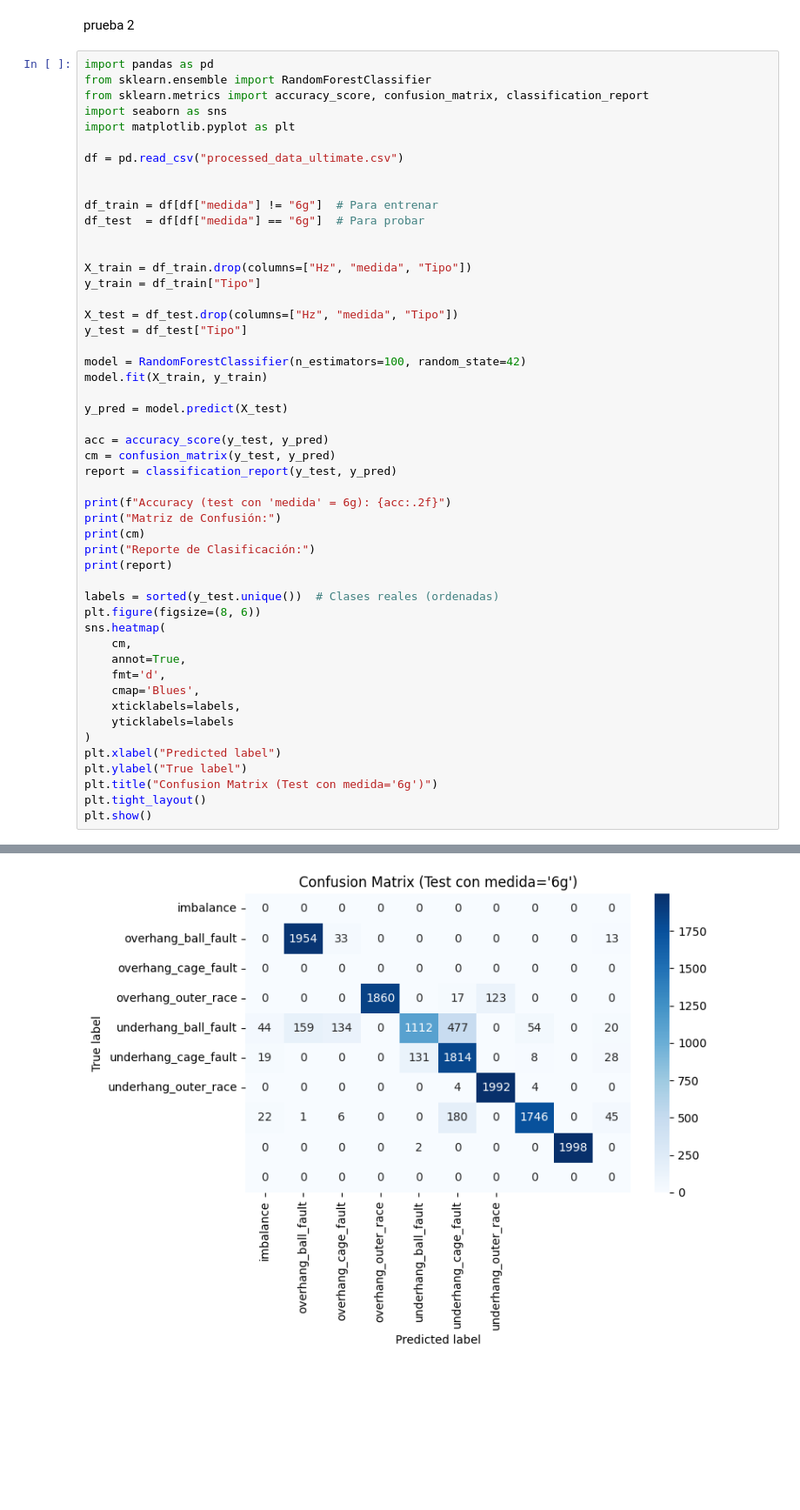
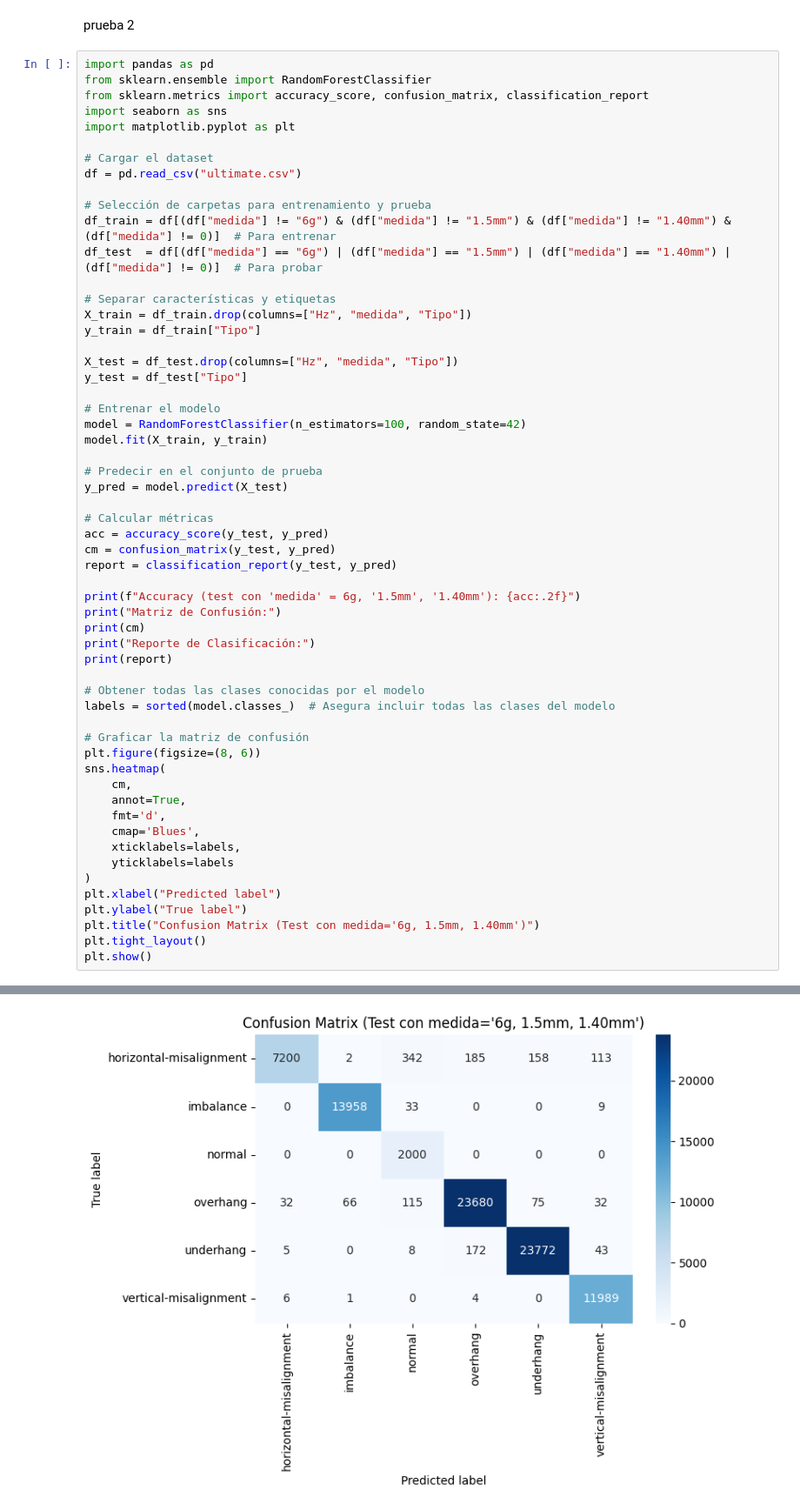
Before and after one commit to adriani94bil/Mantenimiento_Predictivo_PBL_grupo02, a Jupyter notebook: src/4_modelo_ML.ipynb, the cells around one changed output, grey strips where cells are left out. Shown at 87% size. Saved outputs shown, nothing was run; the diff lists cells and outputs as text; blank space fills up the shorter version.

```diff
--- a/src/4_modelo_ML.ipynb
+++ b/src/4_modelo_ML.ipynb
@@ -156,35 +156,42 @@ from sklearn.metrics import accuracy_score, confusion_matrix, classification_rep
 import seaborn as sns
 import matplotlib.pyplot as plt
 
-df = pd.read_csv("processed_data_ultimate.csv")
+# Cargar el dataset
+df = pd.read_csv("ultimate.csv")
 
+# Selección de carpetas para entrenamiento y prueba
+df_train = df[(df["medida"] != "6g") & (df["medida"] != "1.5mm") & (df["medida"] != "1.40mm") & (df["medida"] != 0)]  # Para entrenar
+df_test  = df[(df["medida"] == "6g") | (df["medida"] == "1.5mm") | (df["medida"] == "1.40mm") | (df["medida"] != 0)]  # Para probar
 
-df_train = df[df["medida"] != "6g"]  # Para entrenar
-df_test  = df[df["medida"] == "6g"]  # Para probar
-
-
+# Separar características y etiquetas
 X_train = df_train.drop(columns=["Hz", "medida", "Tipo"])
 y_train = df_train["Tipo"]
 
 X_test = df_test.drop(columns=["Hz", "medida", "Tipo"])
 y_test = df_test["Tipo"]
 
+# Entrenar el modelo
 model = RandomForestClassifier(n_estimators=100, random_state=42)
 model.fit(X_train, y_train)
 
+# Predecir en el conjunto de prueba
 y_pred = model.predict(X_test)
 
+# Calcular métricas
 acc = accuracy_score(y_test, y_pred)
 cm = confusion_matrix(y_test, y_pred)
 report = classification_report(y_test, y_pred)
 
-print(f"Accuracy (test con 'medida' = 6g): {acc:.2f}")
+print(f"Accuracy (test con 'medida' = 6g, '1.5mm', '1.40mm'): {acc:.2f}")
 print("Matriz de Confusión:")
 print(cm)
 print("Reporte de Clasificación:")
 print(report)
 
-labels = sorted(y_test.unique())  # Clases reales (ordenadas)
+# Obtener todas las clases conocidas por el modelo
+labels = sorted(model.classes_)  # Asegura incluir todas las clases del modelo
+
+# Graficar la matriz de confusión
 plt.figure(figsize=(8, 6))
 sns.heatmap(
     cm,
@@ -196,7 +203,7 @@ sns.heatmap(
 )
 plt.xlabel("Predicted label")
 plt.ylabel("True label")
-plt.title("Confusion Matrix (Test con medida='6g')")
+plt.title("Confusion Matrix (Test con medida='6g, 1.5mm, 1.40mm')")
 plt.tight_layout()
 plt.show()
 # %% [output]
@@ -220 +227 @@ Matriz de Confusión:
-[figure, old version]
+[figure, new version]
```
Also changed, not shown: parts of 4 cells of this notebook, 1 other file.
